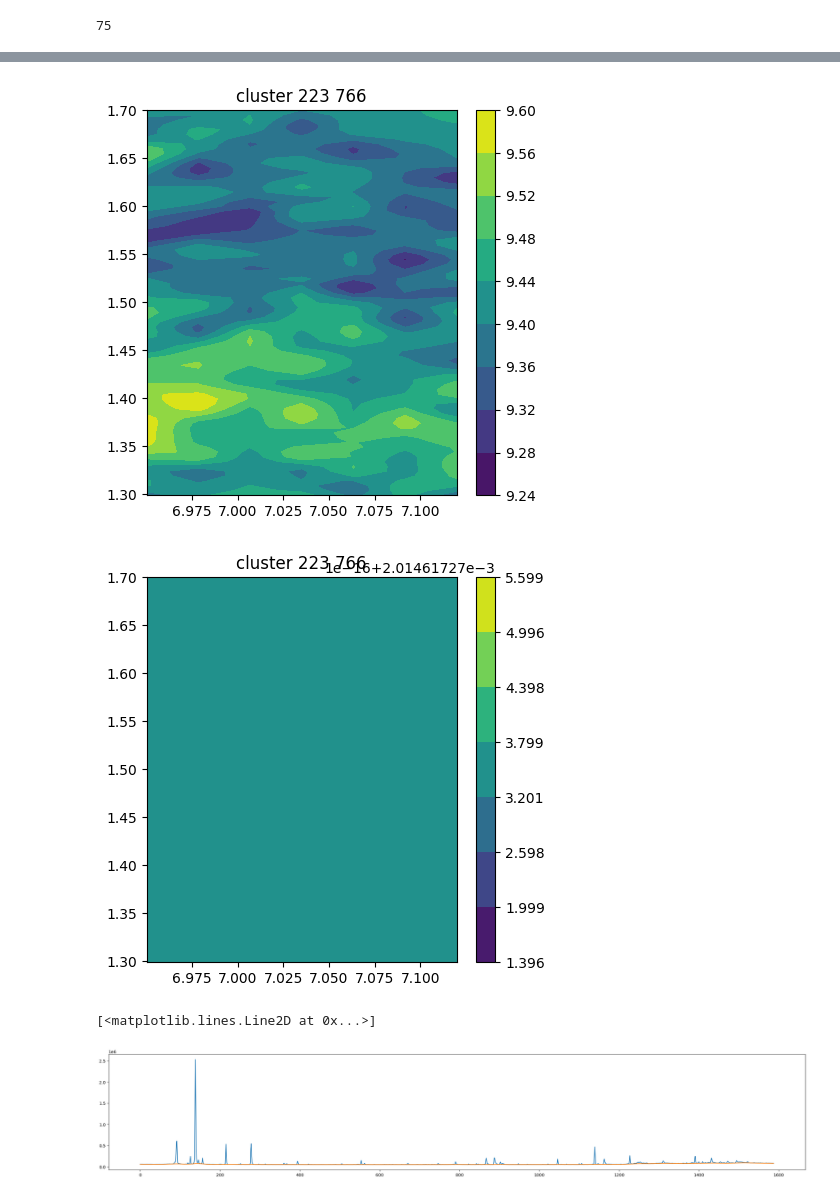
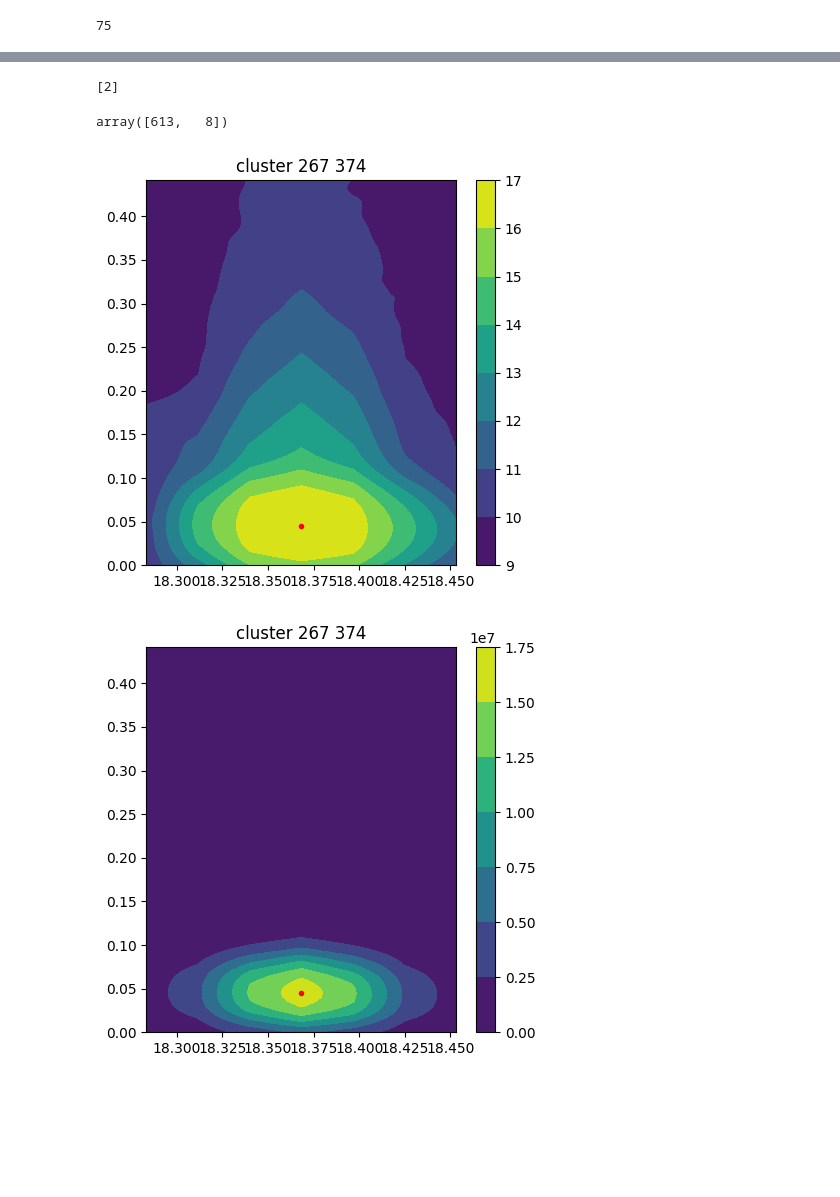
Before and after one commit to Lollith/Python-2DGC-Alignment, a Jupyter notebook: notebooks/deconvolution.ipynb, the cells around one changed output, grey strips where cells are left out. Drawn from its saved outputs; the diff is of its cells as text; code cells hidden in the pictures; blank space fills up the shorter version.

```diff
--- a/notebooks/deconvolution.ipynb
+++ b/notebooks/deconvolution.ipynb
@@ -35,6 +39,7 @@ filename='D:/cdf centroid/B-A-009-751353-gauche-ReCIVA.cdf'
 #filename='D:/cdf centroid/B-K-031-751355-Tedlar.cdf'
 filename="D:/DC volatil cf 8/2025-04-16_751318_QCnew23EI.cdf"
 filename = "D:/GCxGC/gamme/751343_gamme_1ppm.cdf"
+filename= "D:/GCxGC_MS/DATA/Dossier_partagé_GCxGC/Manue/QC_23_test/2025-04-16_751318_QCnew23EI.cdf"
 #filename='D:/cdf centroid/A-F-028-817822-droite-ReCIVA.cdf'
 
 chromato, time_rn, chromato_cube, sigma, mass_range=read_chromato_and_chromato_cube(filename, mod_time=1.7, pre_process=False)
@@ -443,14 +448,14 @@ def method_test(chromato, order=3, lamb=0.5):
 # %%
 import baseline_correction
 
-m= 43-35
-correct = method_window(chromato_cube[m,:,:],block_size=10,gamma=0.5, lmbd=25) # method 1
-#correct = method_als(chromato_cube[m,:,:],  sg_windows=10,lam=10**3,p=0.001) # method 2
+m= 41-mass_range[0]
+#correct = method_window(chromato_cube[m,:,:],block_size=10,gamma=0.5, lmbd=25) # method 1
+correct = method_als(chromato_cube[m,:,:],  sg_windows=10,lam=10**3,p=0.001) # method 2
 #correct = method_poly(chromato_cube[m,:,:]) # method 3
 
 coordinate_before, radius = dbscan_peak.detect_peak_dog(correct,
                                                         abs_threshold=100,
-                        rel_threshold=0.0001,
+                        rel_threshold=0.1,
                         noise_factor=5,
                         min_sigma=1,
                         max_sigma=3,
@@ -459,7 +464,23 @@ coordinate_before, radius = dbscan_peak.detect_peak_dog(correct,
 
 # peak clusturing
 distance_matrix=dbscan_peak.compute_distance_metric(coordinate_before,chromato_cube,1.7,time_rn, 5, 0.1)
-coordinates, radius , clusters, clusters_label= dbscan_peak.cluster_peak(distance_matrix,chromato_safe,coordinate_before,radius,0.04,1)
+coordinates, radius , clusters, clusters_label= dbscan_peak.cluster_peak(distance_matrix,correct,coordinate_before,radius,0.04,1)
+
+ # merge peaks cut but the modulation
+coordinates_in_chromato=projection.matrix_to_chromato(coordinates, time_rn,1.7, correct.shape)
+# 1.Identifier les lignes à supprimer (bound = up_bound + low_bound)
+mask = (coordinates_in_chromato[:, 1] > (1.7-0.1)) | (coordinates_in_chromato[:, 1] < 0.01)
+if(any(mask)):
+    bound= coordinates[mask]
+    radius_bound= radius[mask]
+                        # 2.cluster without RT2 penalty
+    distance_matrix=dbscan_peak.compute_distance_metric(bound,chromato_cube,1.7,time_rn,rt1_delta=1.7, rt2_delta=100000)
+    bound_cluster, radius_bound_cluster, clusters, clusters_label =dbscan_peak. cluster_peak(distance_matrix,correct,bound,radius_bound,thr_debscan=0.02,min_sample_db_scan=1)
+                        # 3. replace cluster
+
+    coordinates = np.concatenate((coordinates[~mask], bound_cluster), axis=0)
+    radius = np.concatenate((radius[~mask], radius_bound_cluster), axis=0)
+
 
 plt.rcParams['figure.figsize'] = [30, 5]
 coordinates_in_chromato=projection.matrix_to_chromato((coordinates), time_rn, 1.7, chromato.shape)
@@ -478,20 +505,19 @@ plot.visualizer2((chromato_safe,time_rn), title="cluster " + str(len(coordinate_
+# %%
+[j for j,x in enumerate(coordinates_in_chromato) if x[1]<0.09 and 18.2<x[0]<18.4]
+# %% [output]
+[2]
+# %%
+coordinates[0]
+# %% [output]
+array([613,   8])
 # %%
-i=5
+i=2
 plt.rcParams['figure.figsize'] = [5, 5]
 plot.visualizer2((chromato_safe,time_rn), title="cluster " + str(len(coordinate_before)-len(coordinates)) + " " + str(len(coordinates)) , log_chromato=True,  mod_time=1.7, rt1_window=0.1, rt2_window=0.4,points=coordinates_in_chromato,
                  rt1=coordinates_in_chromato[i][0],rt2=coordinates_in_chromato[i][1])
 plot.visualizer2((correct,time_rn), title="cluster " + str(len(coordinate_before)-len(coordinates)) + " " + str(len(coordinates)) , log_chromato=False,
                   mod_time=1.7, rt1_window=0.1, rt2_window=0.4,points=coordinates_in_chromato,
                  rt1=coordinates_in_chromato[i][0],rt2=coordinates_in_chromato[i][1])
 # %% [output]
-[figure, old version]
+[figure, new version]
-[figure, old version]
+[figure, new version]
-# %%
-plt.rcParams['figure.figsize'] = [30, 5]
-sp=chromato_safe[:,100]
-bs=  pybaselines.whittaker.asls(sp,lam=100,p=0.001)[0]
-plt.plot(sp)
-plt.plot(bs)
-# %% [output]
-[<matplotlib.lines.Line2D at 0x...>]
-[figure, removed]
```
Also changed, not shown: parts of 7 cells of this notebook, 4 other files.
